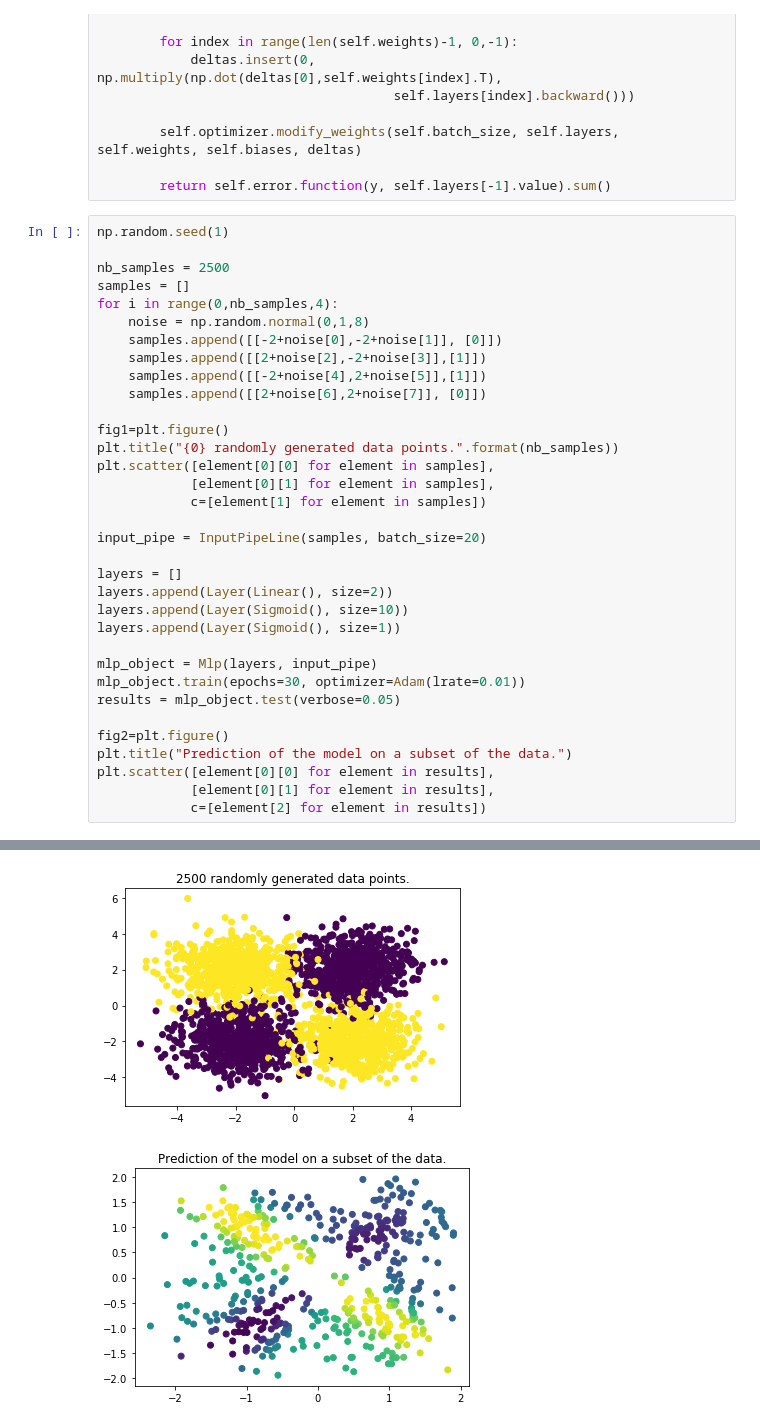
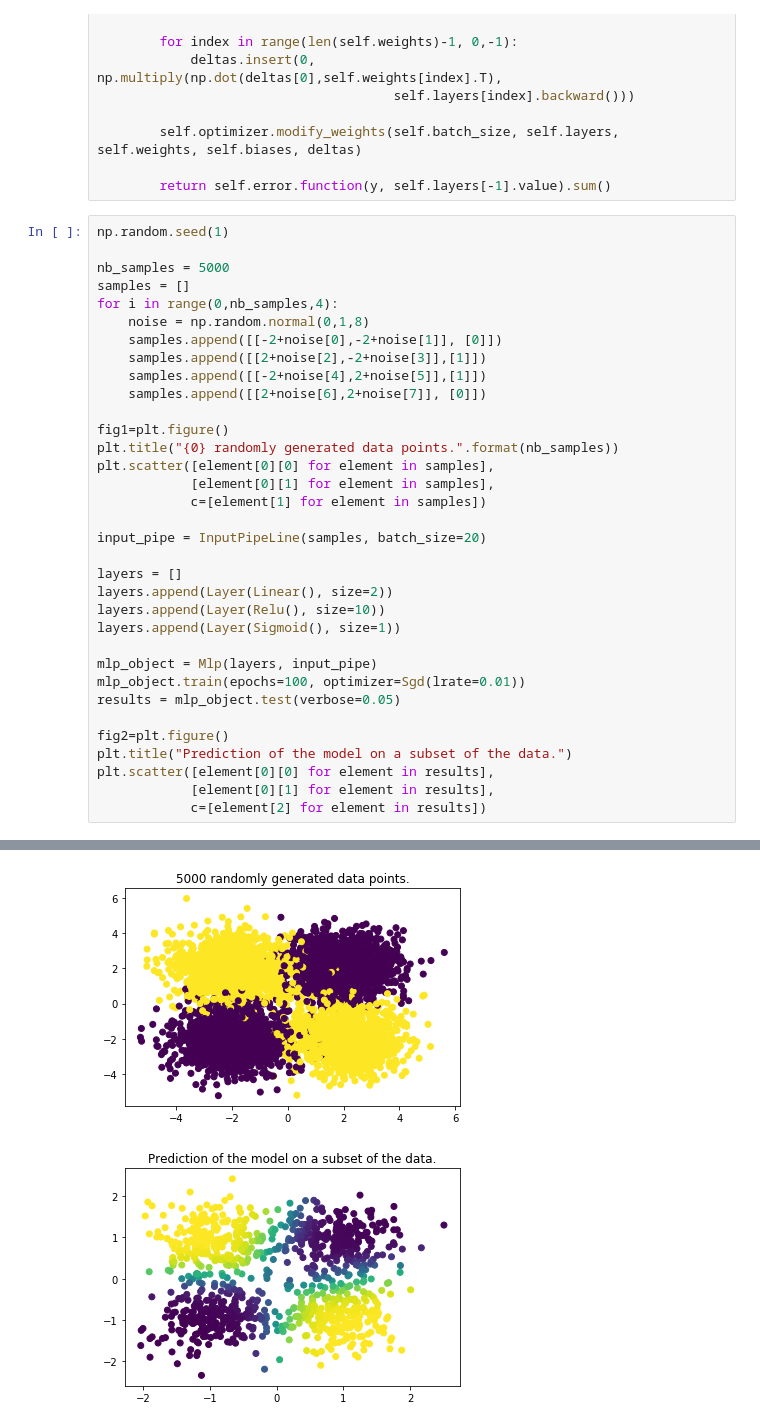
Before and after one commit to Mrpatekful/numpyml, a Jupyter notebook: mlp_numpy.ipynb, the cells around one changed output, grey strips where cells are left out. Drawn from its saved outputs; the diff is of its cells as text.

```diff
--- a/mlp_numpy.ipynb
+++ b/mlp_numpy.ipynb
@@ -569,7 +569,7 @@ class Mlp:
 # %%
 np.random.seed(1)
 
-nb_samples = 2500
+nb_samples = 5000
 samples = []
 for i in range(0,nb_samples,4):
     noise = np.random.normal(0,1,8)
@@ -588,11 +588,11 @@ input_pipe = InputPipeLine(samples, batch_size=20)
 
 layers = []
 layers.append(Layer(Linear(), size=2))
-layers.append(Layer(Sigmoid(), size=10))
+layers.append(Layer(Relu(), size=10))
 layers.append(Layer(Sigmoid(), size=1))
 
 mlp_object = Mlp(layers, input_pipe)
-mlp_object.train(epochs=30, optimizer=Adam(lrate=0.01))
+mlp_object.train(epochs=100, optimizer=Sgd(lrate=0.01))
 results = mlp_object.test(verbose=0.05)
 
 fig2=plt.figure()
@@ -621,3 +621,3 @@ plt.scatter([element[0][0] for element in results],
 <matplotlib.collections.PathCollection at 0x...>
-[figure, old version]
+[figure, new version]
-[figure, old version]
+[figure, new version]
```
Also changed, not shown: parts of 1 cell of this notebook, 1 other file.
